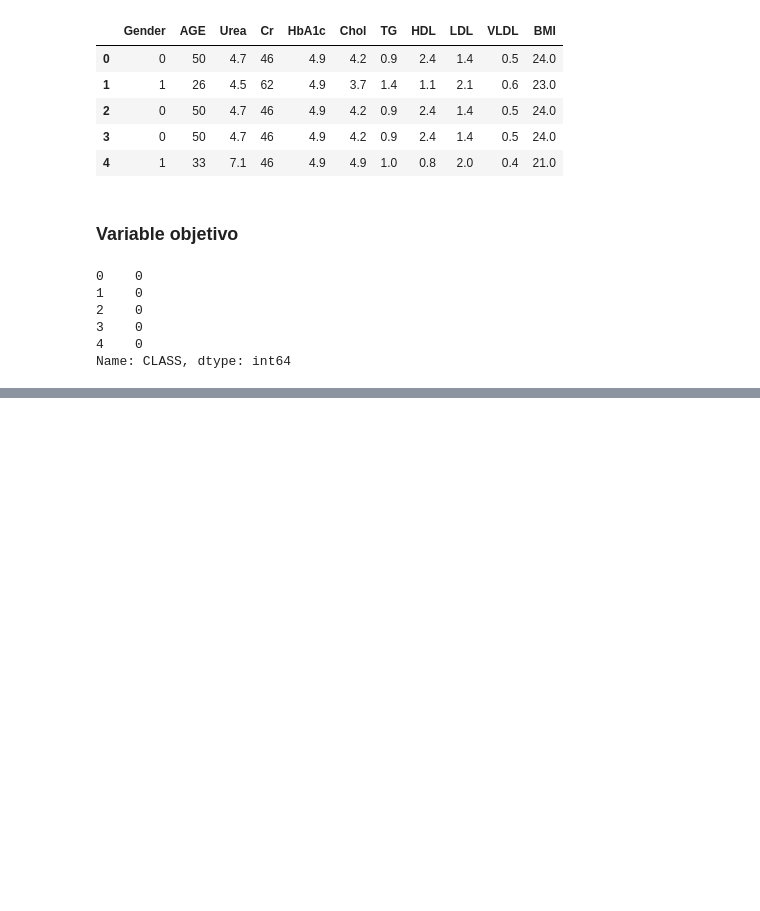
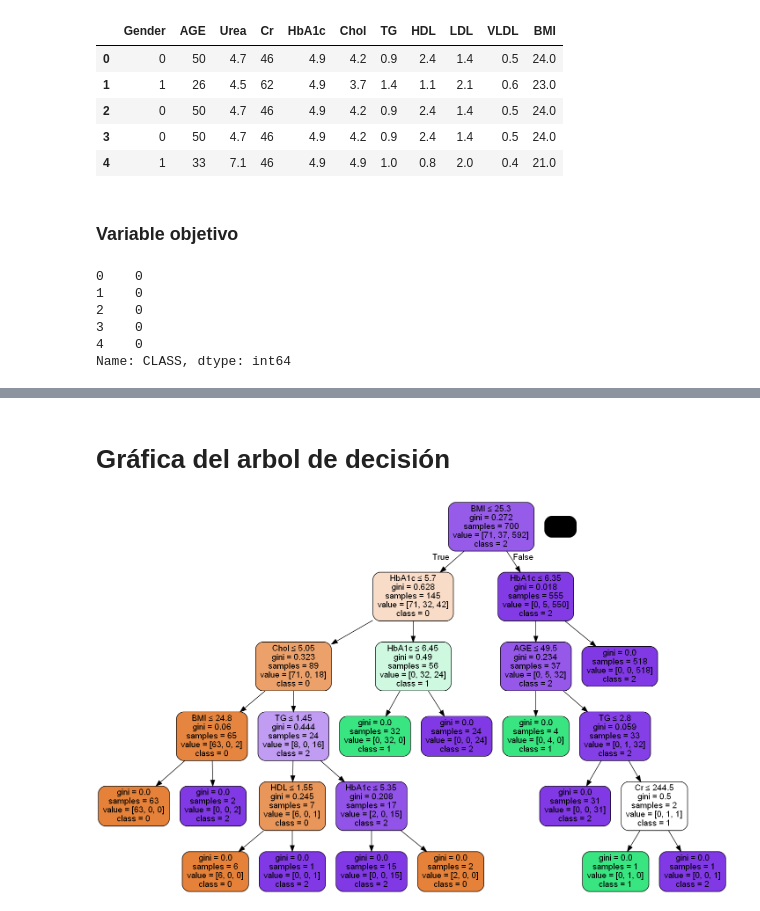
Before and after one commit to leslypisco/Arbol_Decision, a Jupyter notebook: Arbol-U2-Lab1.ipynb, the cells around one changed output, grey strips where cells are left out. Drawn from its saved outputs; the diff is of its cells as text; code cells hidden in the pictures; blank space fills up the shorter version.

Commit message:
Gráfica del arbol de decisión y Pruning del arbol para porderlo observar de mejor forma

```diff
--- a/Arbol-U2-Lab1.ipynb
+++ b/Arbol-U2-Lab1.ipynb
@@ -223,0 +224,22 @@ weighted avg       0.96      0.96      0.96       300
+# %% [markdown]
+# Gráfica del arbol de decisión
+# %%
+'''Cadenas de texto son de tipo str y se delimitan mediante el uso de comillas simples o dobles'''
+dot_data = StringIO()
+'''se pueden redondear los cuadros y utilizar colores. Además, es posible exportar la figura en otros formatos gráficos, como en JPG.'''
+export_graphviz(clf, out_file = dot_data,
+            #'''Ramas rellenas y redondeadas'''
+              filled = True, rounded = True,
+             #   '''caracteres especiales'''
+              special_characters = True,
+              #  '''Características'''
+              feature_names = features,
+               # '''clases a implementar'''
+              class_names = ['0', '1','2'])
+graph = pydotplus.graph_from_dot_data(dot_data.getvalue())
+'''nombre de la imagen a guardar'''
+graph.write_png('diabetes.png')
+'''Imágen de arbol guardada'''
+Image(graph.create_png())
+# %% [output]
+[figure, added]
```
Also changed, not shown: parts of 24 cells of this notebook.
